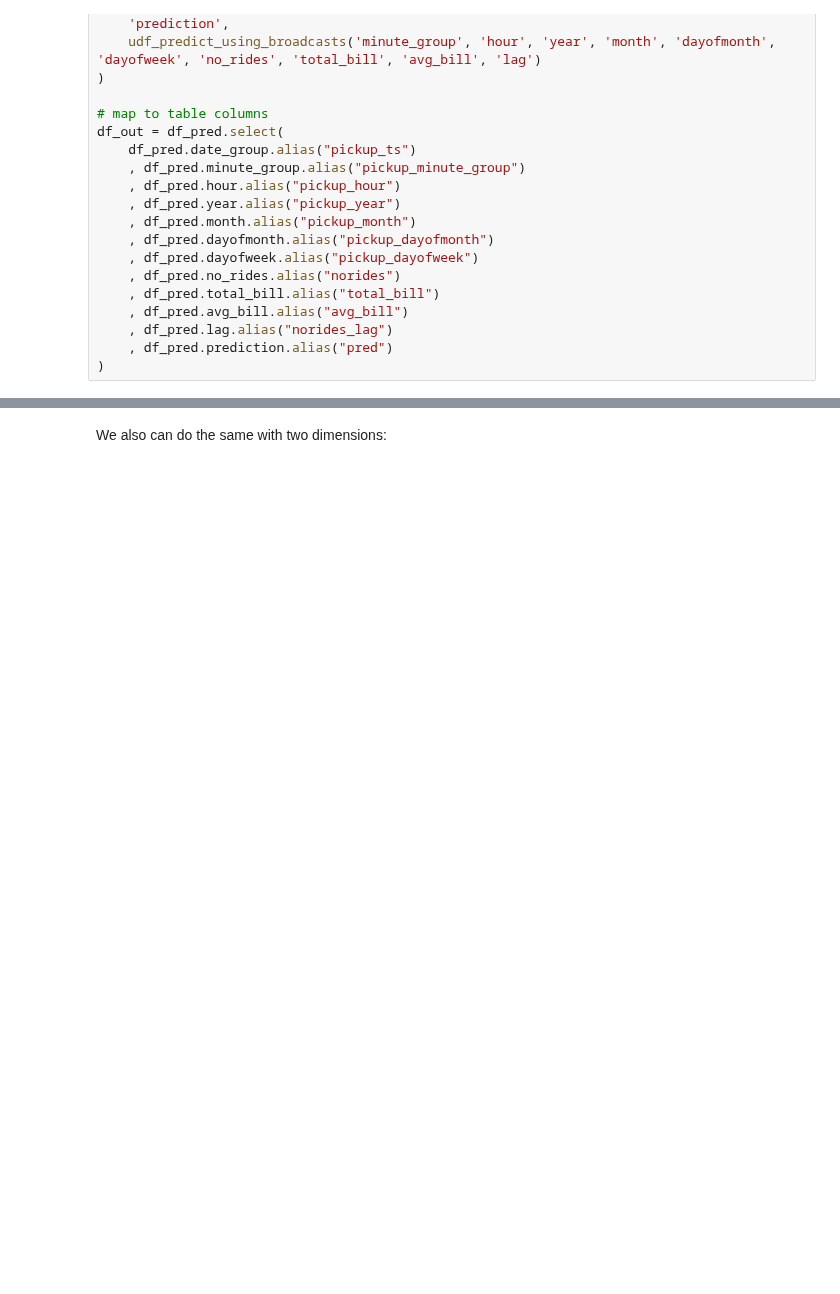
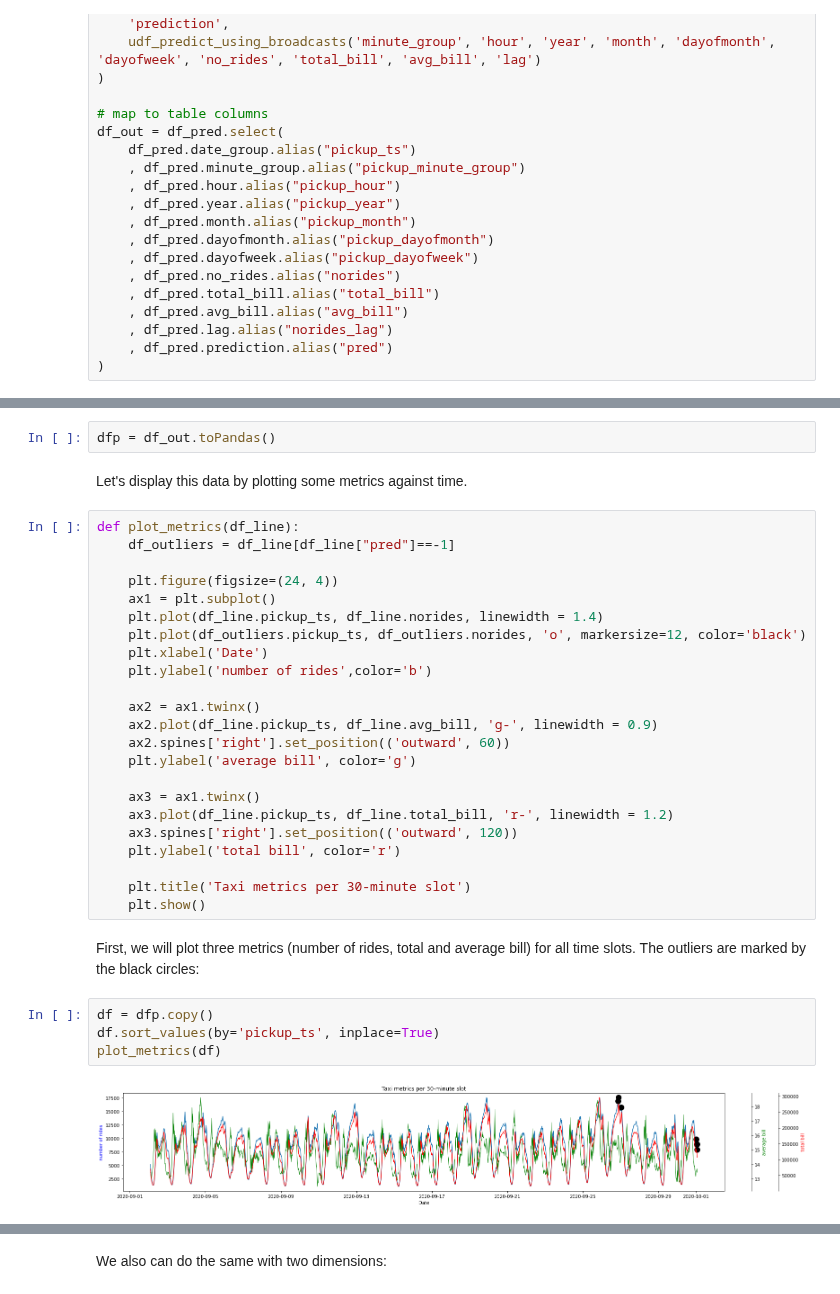
Before and after one commit to stackabletech/stackablectl, a Jupyter notebook: stacks/jupyterhub-hdfs/notebook.ipynb, the cells around one changed output, grey strips where cells are left out. Drawn from its saved outputs; the diff is of its cells as text; blank space fills up the shorter version.

Commit message:
added timeseries plots

```diff
--- a/stacks/jupyterhub-hdfs/notebook.ipynb
+++ b/stacks/jupyterhub-hdfs/notebook.ipynb
@@ -154,3 +121,38 @@ df_out.show()
 |2020-09-11 12:30:00|                 30|         12|       2020|           9|               11|               6|   9144| 134962.82|   14.76|       8720|   1|
 +-------------------+-------------------+-----------+-----------+------------+-----------------+----------------+-------+----------+--------+-----------+----+
 only showing top 20 rows
+# %%
+dfp = df_out.toPandas()
+# %% [markdown]
+Let's display this data by plotting some metrics against time.
+# %%
+def plot_metrics(df_line):
+    df_outliers = df_line[df_line["pred"]==-1]
+
+    plt.figure(figsize=(24, 4))
+    ax1 = plt.subplot()
+    plt.plot(df_line.pickup_ts, df_line.norides, linewidth = 1.4)
+    plt.plot(df_outliers.pickup_ts, df_outliers.norides, 'o', markersize=12, color='black')
+    plt.xlabel('Date')
+    plt.ylabel('number of rides',color='b')
+
+    ax2 = ax1.twinx()
+    ax2.plot(df_line.pickup_ts, df_line.avg_bill, 'g-', linewidth = 0.9)
+    ax2.spines['right'].set_position(('outward', 60))
+    plt.ylabel('average bill', color='g')
+
+    ax3 = ax1.twinx()
+    ax3.plot(df_line.pickup_ts, df_line.total_bill, 'r-', linewidth = 1.2)
+    ax3.spines['right'].set_position(('outward', 120))
+    plt.ylabel('total bill', color='r')
+
+    plt.title('Taxi metrics per 30-minute slot')
+    plt.show()
+# %% [markdown]
+First, we will plot three metrics (number of rides, total and average bill) for all time slots. The outliers are marked by the black circles:
+# %%
+df = dfp.copy()
+df.sort_values(by='pickup_ts', inplace=True)
+plot_metrics(df)
+# %% [output]
+[figure, added]
```
Also changed, not shown: parts of 9 cells of this notebook, 1 other file.
